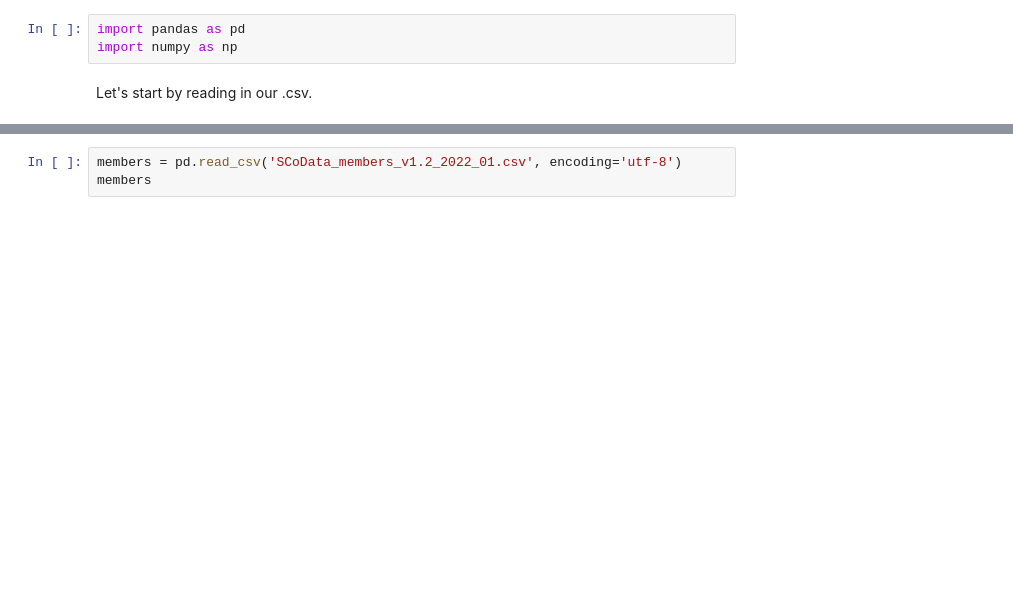
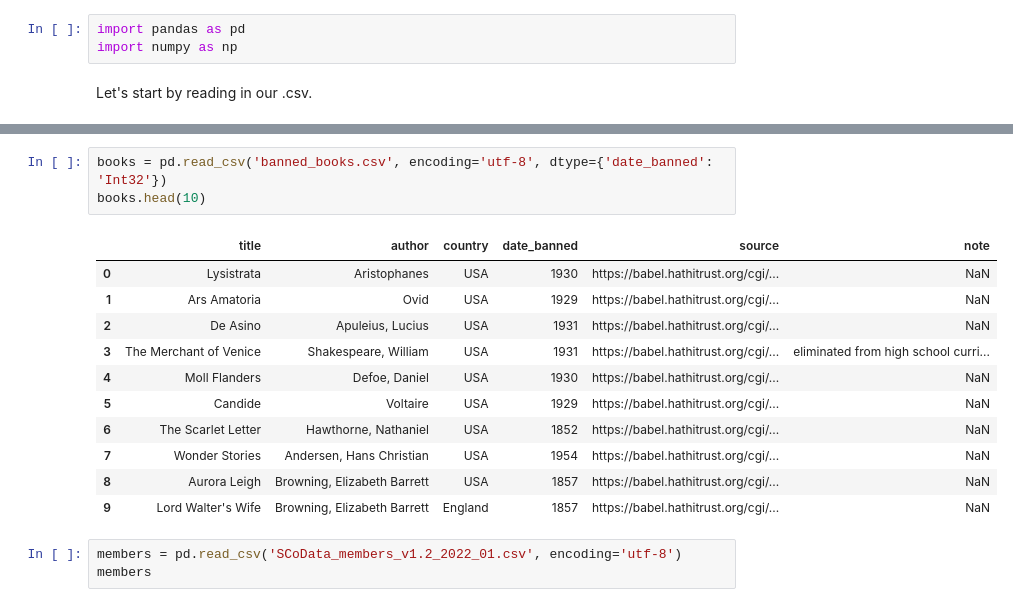
Before and after one commit to dittm/shakespeare-and-co, a Jupyter notebook: test.ipynb, the cells around one changed output, grey strips where cells are left out. Cells and saved outputs as stored; diff of their text form; blank space fills up the shorter version.

```diff
--- a/test.ipynb
+++ b/test.ipynb
@@ -18,6 +18,21 @@ books.head(10)
 | 7 | https://shakespeareandco.princeto... | A Midsummer's Night's Dream | Shakespeare, William | NaN | NaN | NaN | NaN | NaN | 1595 | ... |
 | 8 | https://shakespeareandco.princeto... | An Apology for Poetry | Sidney, Philip | NaN | NaN | NaN | NaN | NaN | 1595 | ... |
 | 9 | https://shakespeareandco.princeto... | Love's Labour's Lost | Shakespeare, William | NaN | NaN | NaN | NaN | NaN | 1598 | ... |
+# %%
+books = pd.read_csv('banned_books.csv', encoding='utf-8', dtype={'date_banned': 'Int32'})
+books.head(10)
+# %% [output]
+|  | title | author | country | date_banned | source | note |
+| 0 | Lysistrata | Aristophanes | USA | 1930 | https://babel.hathitrust.org/cgi/... | NaN |
+| 1 | Ars Amatoria | Ovid | USA | 1929 | https://babel.hathitrust.org/cgi/... | NaN |
+| 2 | De Asino | Apuleius, Lucius | USA | 1931 | https://babel.hathitrust.org/cgi/... | NaN |
+| 3 | The Merchant of Venice | Shakespeare, William | USA | 1931 | https://babel.hathitrust.org/cgi/... | eliminated from high school curri... |
+| 4 | Moll Flanders | Defoe, Daniel | USA | 1930 | https://babel.hathitrust.org/cgi/... | NaN |
+| 5 | Candide | Voltaire | USA | 1929 | https://babel.hathitrust.org/cgi/... | NaN |
+| 6 | The Scarlet Letter | Hawthorne, Nathaniel | USA | 1852 | https://babel.hathitrust.org/cgi/... | NaN |
+| 7 | Wonder Stories | Andersen, Hans Christian | USA | 1954 | https://babel.hathitrust.org/cgi/... | NaN |
+| 8 | Aurora Leigh | Browning, Elizabeth Barrett | USA | 1857 | https://babel.hathitrust.org/cgi/... | NaN |
+| 9 | Lord Walter's Wife | Browning, Elizabeth Barrett | England | 1857 | https://babel.hathitrust.org/cgi/... | NaN |
 # %%
 members = pd.read_csv('SCoData_members_v1.2_2022_01.csv', encoding='utf-8')
 members
```
Also changed, not shown: 3 other files.
